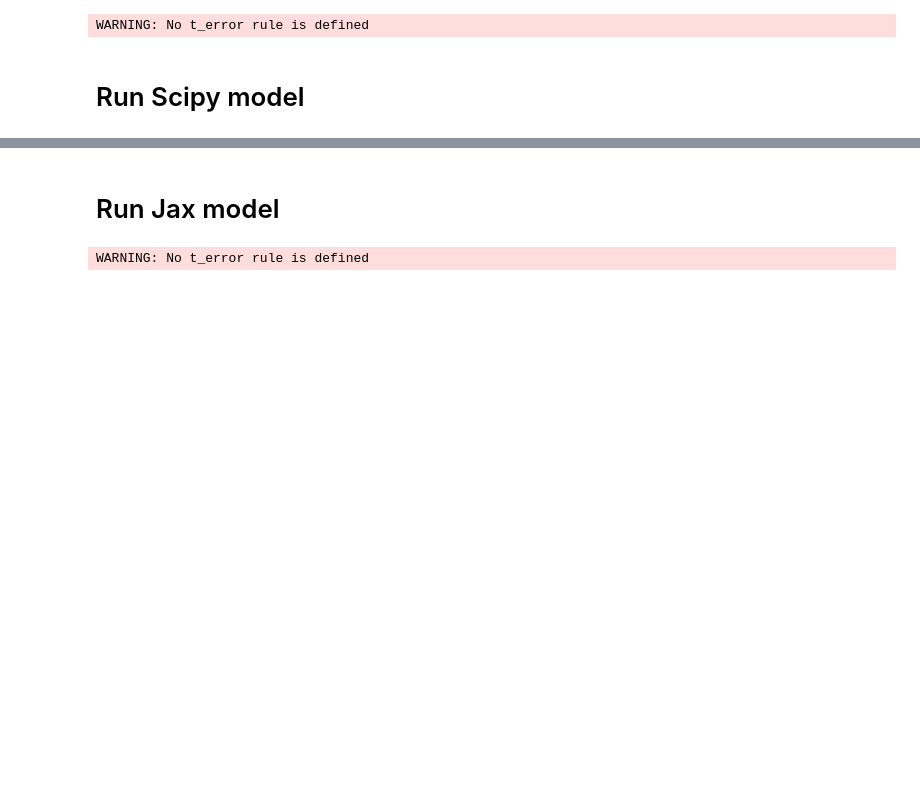
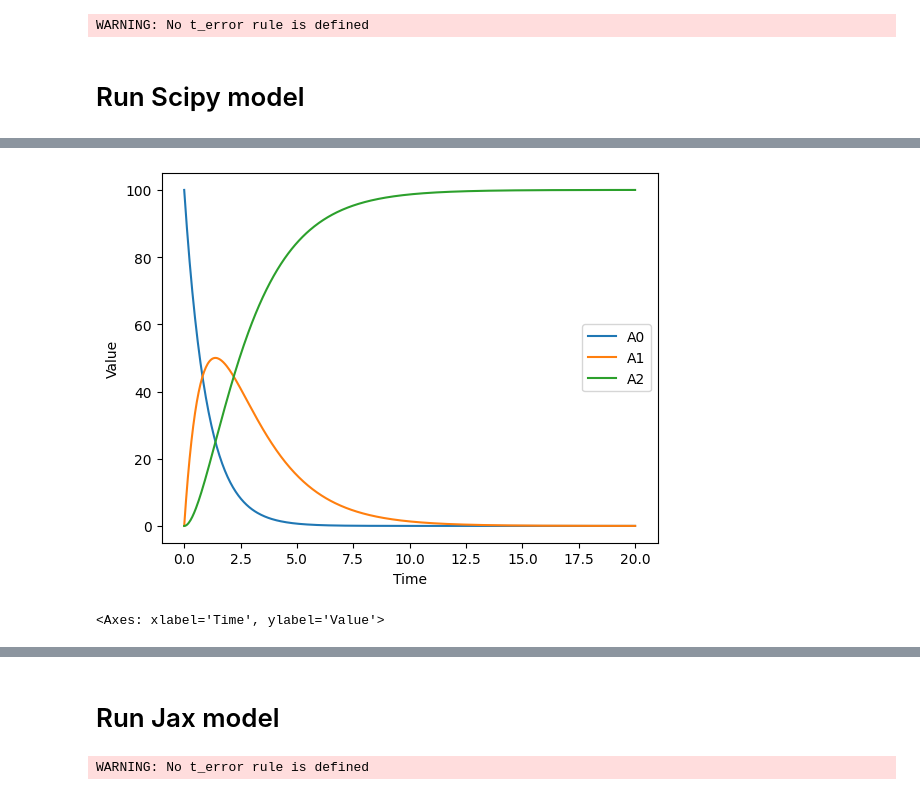
Before and after one commit to USEPA/PyMCSimMod, a Jupyter notebook: docs/notebooks/pk.ipynb, the cells around one changed output, grey strips where cells are left out. Cells and saved outputs as stored; diff of their text form; code cells hidden in the pictures; blank space fills up the shorter version.

```diff
--- a/docs/notebooks/pk.ipynb
+++ b/docs/notebooks/pk.ipynb
@@ -42,0 +31,6 @@ WARNING: No t_error rule is defined
+# %%
+jax_model = ScipyModel(model=filename)
+times = np.linspace(0, 20, 500)
+solution = jax_model.run_model(times)
+solution.plot_results(variables=["A0", "A1", "A2"], show=True)
+# %% [output]
@@ -42,0 +38,2 @@ WARNING: No t_error rule is defined
+[figure, added]
+<Axes: xlabel='Time', ylabel='Value'>
```
Also changed, not shown: parts of 6 cells of this notebook, 3 other files.
